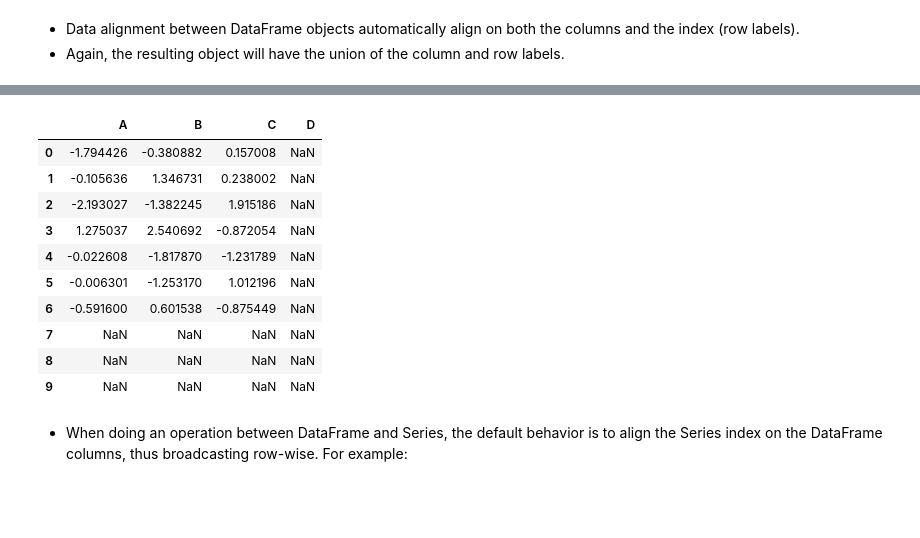
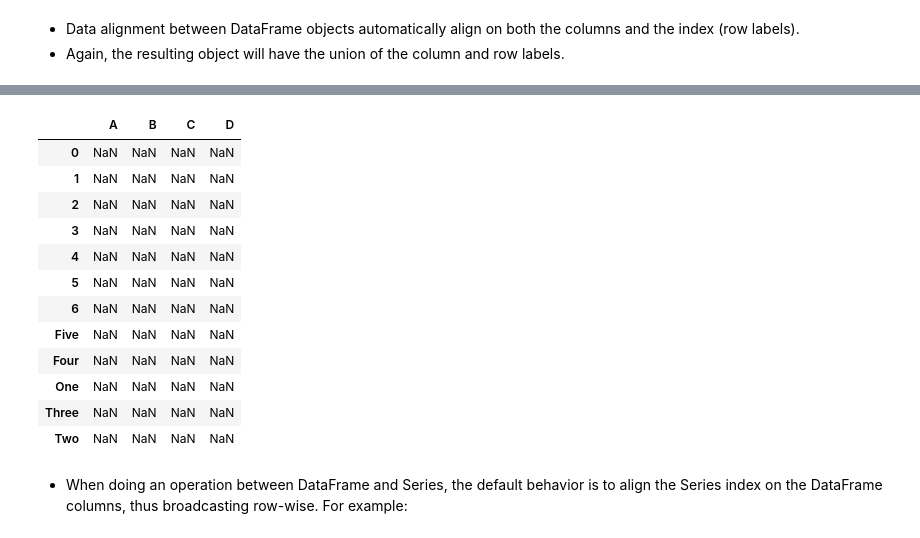
Before and after one commit to Marky115/Week1-Introduction_to_Python, a Jupyter notebook: Introduction_to_Python.ipynb, the cells around one changed output, grey strips where cells are left out. Saved outputs shown, nothing was run; the diff lists cells and outputs as text; code cells hidden in the pictures; blank space fills up the shorter version.

```diff
--- a/Introduction_to_Python.ipynb
+++ b/Introduction_to_Python.ipynb
@@ -1628,16 +1696,21 @@ df2
-# %%
-df1+df2
-# %% [output]
-|  | A | B | C | D |
-| 0 | -1.794426 | -0.380882 | 0.157008 | NaN |
-| 1 | -0.105636 | 1.346731 | 0.238002 | NaN |
-| 2 | -2.193027 | -1.382245 | 1.915186 | NaN |
-| 3 | 1.275037 | 2.540692 | -0.872054 | NaN |
-| 4 | -0.022608 | -1.817870 | -1.231789 | NaN |
-| 5 | -0.006301 | -1.253170 | 1.012196 | NaN |
-| 6 | -0.591600 | 0.601538 | -0.875449 | NaN |
-| 7 | NaN | NaN | NaN | NaN |
-| 8 | NaN | NaN | NaN | NaN |
-| 9 | NaN | NaN | NaN | NaN |
+# %%
+df1+df2
+
+#in this example instead of adding i just subracted it
+df1-df2
+# %% [output]
+|  | A | B | C | D |
+| 0 | NaN | NaN | NaN | NaN |
+| 1 | NaN | NaN | NaN | NaN |
+| 2 | NaN | NaN | NaN | NaN |
+| 3 | NaN | NaN | NaN | NaN |
+| 4 | NaN | NaN | NaN | NaN |
+| 5 | NaN | NaN | NaN | NaN |
+| 6 | NaN | NaN | NaN | NaN |
+| Five | NaN | NaN | NaN | NaN |
+| Four | NaN | NaN | NaN | NaN |
+| One | NaN | NaN | NaN | NaN |
+| Three | NaN | NaN | NaN | NaN |
+| Two | NaN | NaN | NaN | NaN |
 # %% [markdown]
 - When doing an operation between DataFrame and Series, the default behavior is to align the Series index on the DataFrame columns, thus broadcasting row-wise. For example:
```
Also changed, not shown: parts of 42 cells of this notebook.
